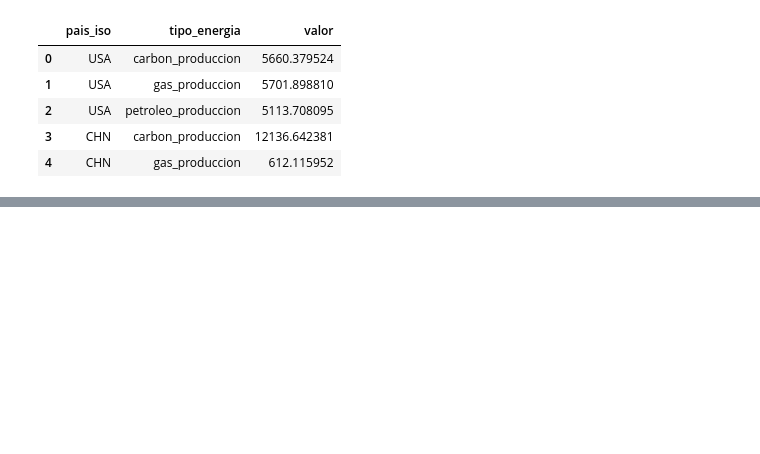
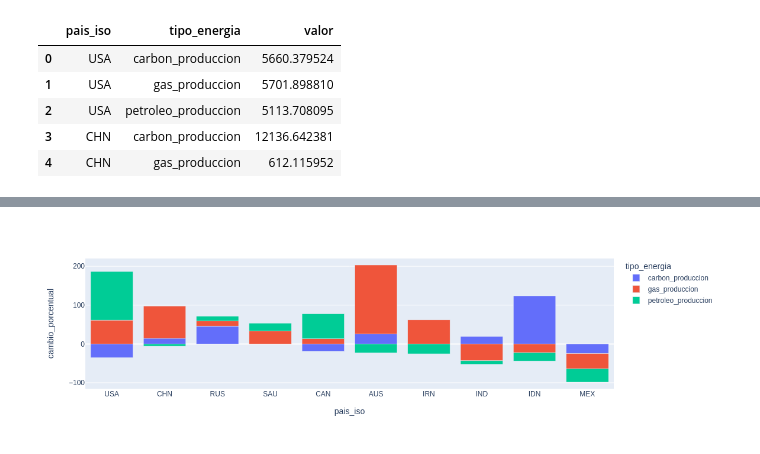
Before and after one commit to lookmydata/CO2-Emissions, a Jupyter notebook: exploration/kpi_exploratorio_nico.ipynb, the cells around one changed output, grey strips where cells are left out. Cells and saved outputs as stored; diff of their text form; code cells hidden in the pictures; blank space fills up the shorter version.

```diff
--- a/exploration/kpi_exploratorio_nico.ipynb
+++ b/exploration/kpi_exploratorio_nico.ipynb
@@ -202,0 +261,7 @@ cons_table.head()
+# %%
+# Intentan bajar el consumo. Pero siguen produciendo cada vez mas
+
+data_pct_produccion = data_produccion.get_pct_change(2010, 2019)
+pct_plot(data_pct_produccion)
+# %% [output]
+[figure, added]
```
Also changed, not shown: parts of 25 cells of this notebook, 1 other file.
